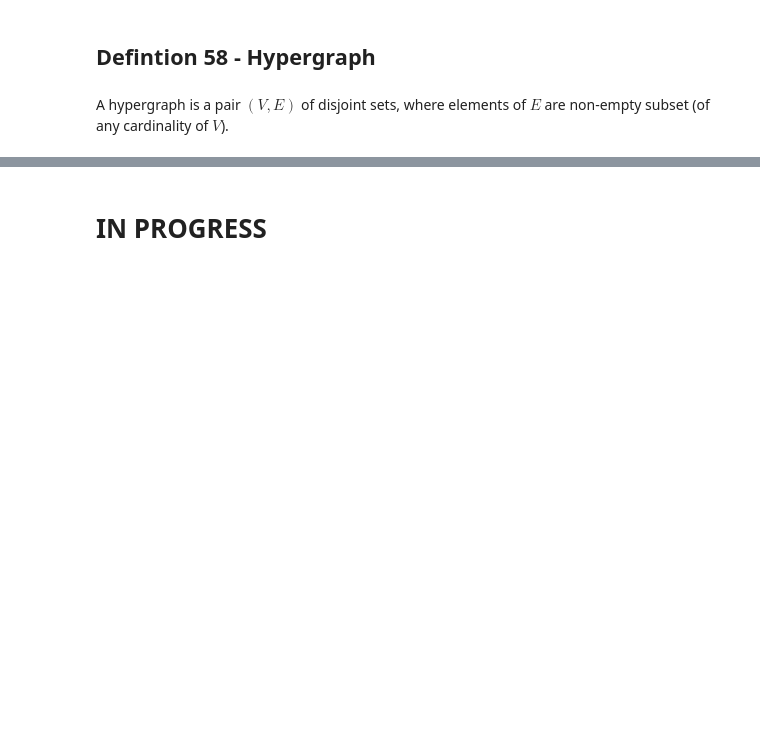
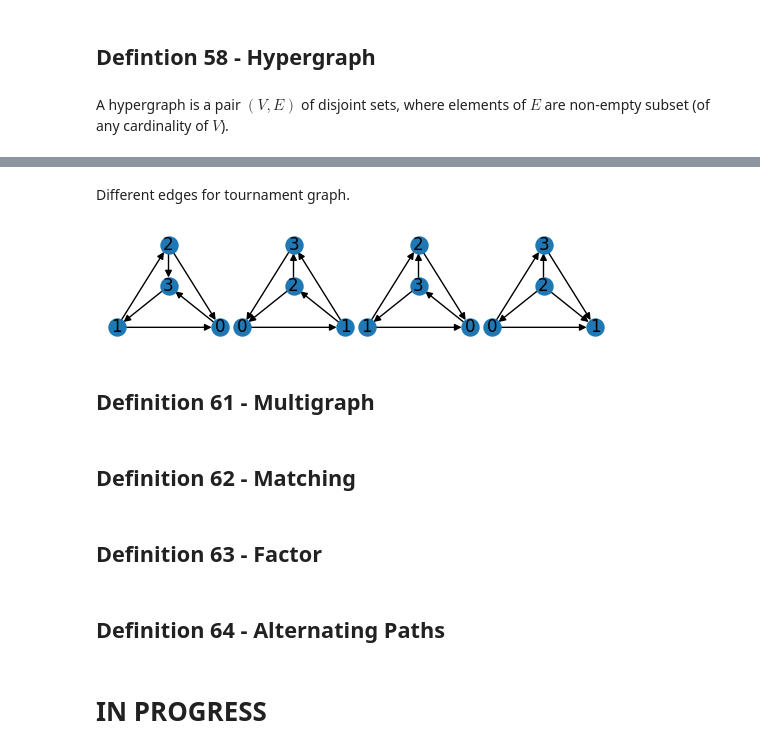
Before and after one commit to lipinski/graph-theory, a Jupyter notebook: definitions.ipynb, the cells around one changed output, grey strips where cells are left out. Drawn from its saved outputs; the diff is of its cells as text; code cells hidden in the pictures; blank space fills up the shorter version.

```diff
--- a/definitions.ipynb
+++ b/definitions.ipynb
@@ -1069,2 +1109,22 @@ A hypergraph is a pair $(V, E)$ of disjoint sets, where elements of $E$ are non-
+# %% [markdown]
+Different edges for tournament graph.
+# %%
+fig, axis = plt.subplots(nrows=1, ncols=4, figsize=(5, 1), )
+plt.subplots_adjust(left=0, bottom=0, right=1, top=1, wspace=0, hspace=0)
+
+for i in range(4):
+    H = nx.tournament.random_tournament(4, seed=i)
+    nx.draw(H, pos=nx.planar_layout(H), node_size=150, with_labels=True, ax=axis[i])
+# plt.margins(0.3);
+# %% [output]
+[figure, added]
+# %% [markdown]
+## Definition 61 - Multigraph
+# %% [markdown]
+## Definition 62 - Matching
+# %% [markdown]
+## Definition 63 - Factor
+# %% [markdown]
+## Definition 64 - Alternating Paths
 # %% [markdown]
 # IN PROGRESS
```
Also changed, not shown: parts of 9 cells of this notebook.
